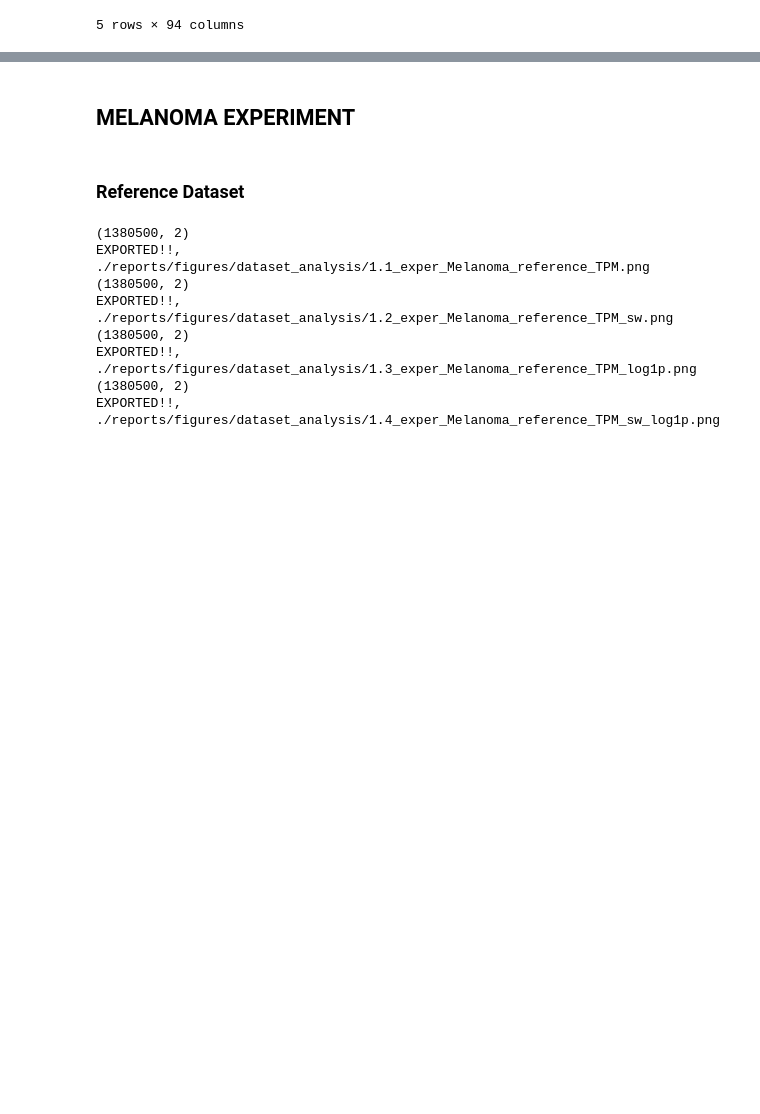
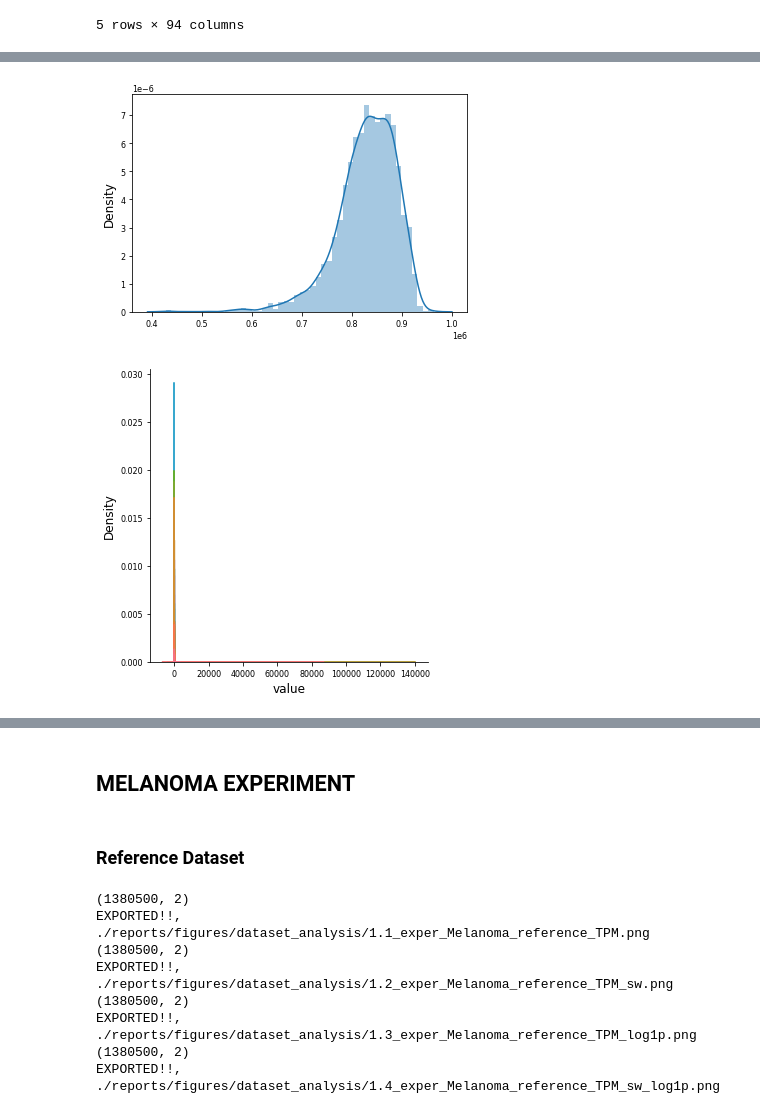
Before and after one commit to pelingundogdu/signalization_prior_knowledge_based_nn, a Jupyter notebook: notebooks/2.1-pg-analyze-raw-dataset.ipynb, the cells around one changed output, grey strips where cells are left out. Drawn from its saved outputs; the diff is of its cells as text; code cells hidden in the pictures; blank space fills up the shorter version.

```diff
--- a/notebooks/2.1-pg-analyze-raw-dataset.ipynb
+++ b/notebooks/2.1-pg-analyze-raw-dataset.ipynb
@@ -83,0 +150,5 @@ print(len(set(random_genes)))
+# %%
+plot_expression_and_sum(df_melanoma_reference)
+# %% [output]
+[figure, added]
+[figure, added]
```
Also changed, not shown: parts of 13 cells of this notebook, 3 other files.
